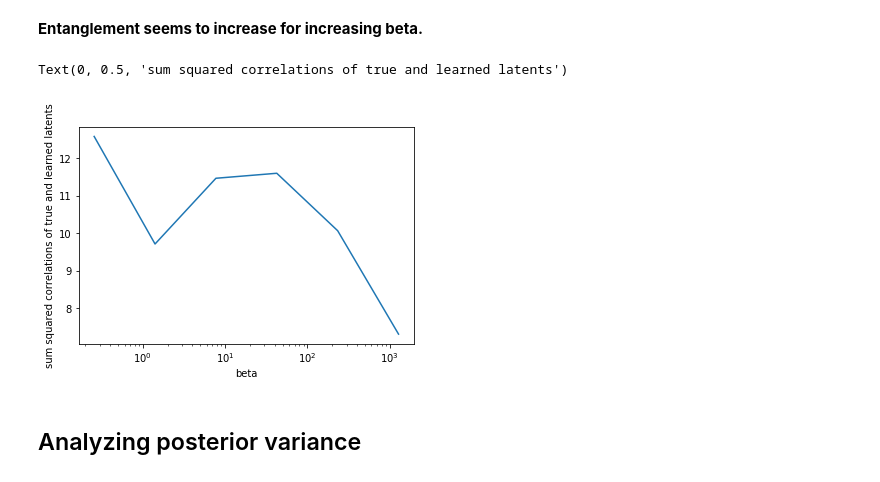
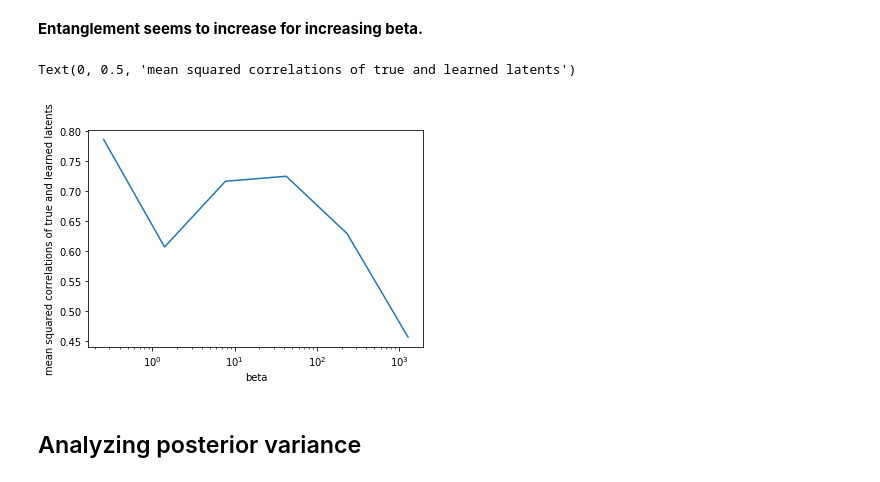
Before and after one commit to zahariaa/disentangled-dynamics, a Jupyter notebook: src/analyses/Entanglement analysis.ipynb, the cells around one changed output. Saved outputs shown, nothing was run; the diff lists cells and outputs as text; code cells hidden in the pictures.

Commit message:
cleaned up entanglement analysis plots for draft ccn paper

```diff
--- a/src/analyses/Entanglement analysis.ipynb
+++ b/src/analyses/Entanglement analysis.ipynb
@@ -147,21 +148,21 @@ Text(0, 0.5, 'mean squared cross-correlations')
 # %%
 # for i in range(16):
 corr = np.zeros(len(beta))
 
 for b in range(len(beta)):
     tmp = yhat_bvae[b].reshape(4,16,4).detach().numpy()
     for i in range(4):
         for j in range(4):
             tmptmp = np.corrcoef(np.linspace(0,1,16),tmp[i,:,j])
             corr[b] += tmptmp[0,1]**2
 
-plt.plot(beta,corr)
+plt.plot(beta,corr/16)
 plt.xscale('log')
 plt.xlabel('beta')
-plt.ylabel('sum squared correlations of true and learned latents')
+plt.ylabel('mean squared correlations of true and learned latents')
 # %% [output]
-Text(0, 0.5, 'sum squared correlations of true and learned latents')
+Text(0, 0.5, 'mean squared correlations of true and learned latents')
-[figure, old version]
+[figure, new version]
 # %% [markdown]
 ## Analyzing posterior variance
 # %%
```
Also changed, not shown: parts of 1 cell of this notebook.
